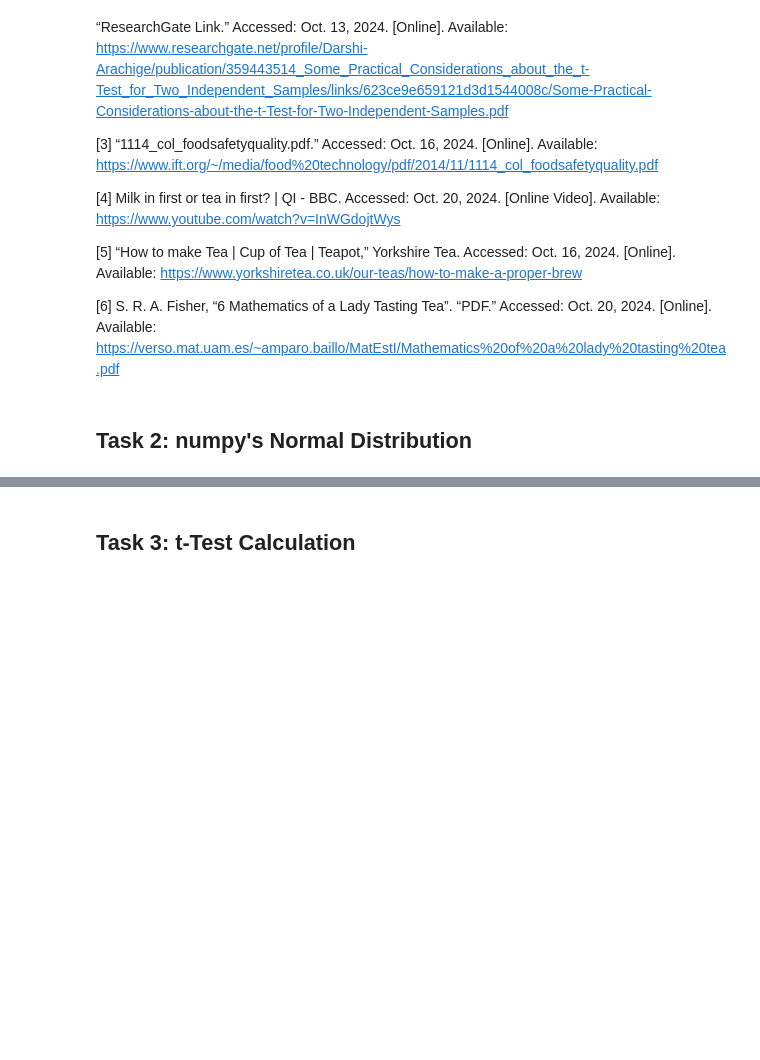
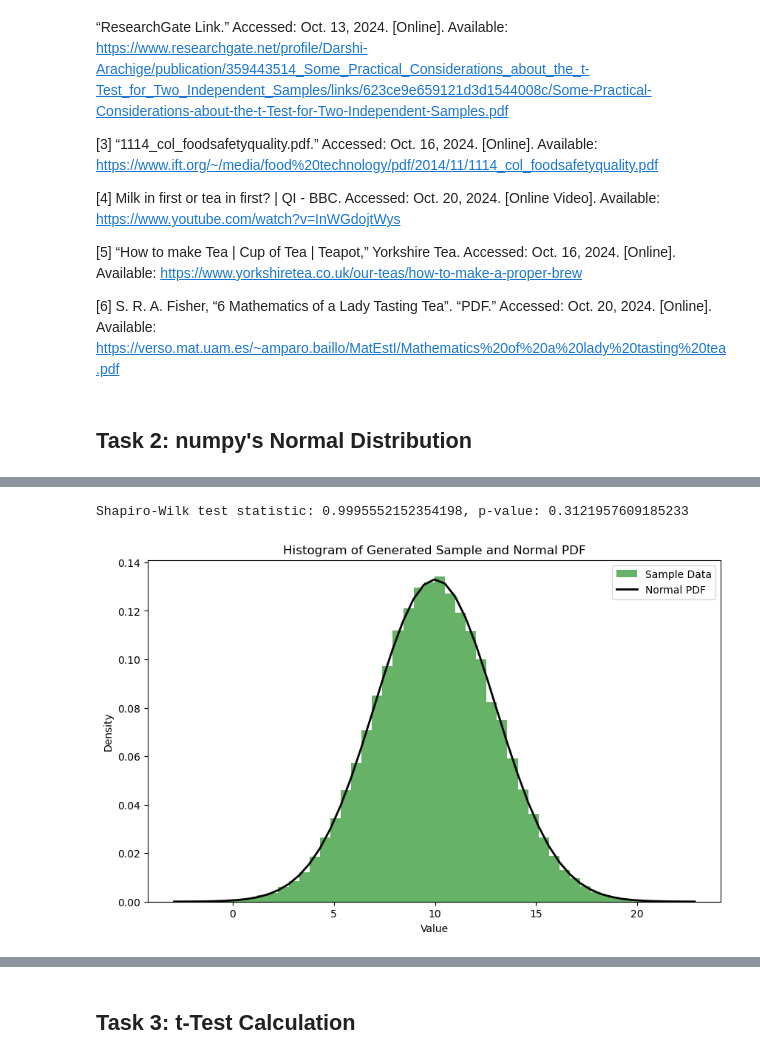
Before and after one commit to declanVfox/applied_statistics, a Jupyter notebook: tasks.ipynb, the cells around one changed output, grey strips where cells are left out. Saved outputs shown, nothing was run; the diff lists cells and outputs as text; code cells hidden in the pictures; blank space fills up the shorter version.

Commit message:
Normal Dist first look

```diff
--- a/tasks.ipynb
+++ b/tasks.ipynb
@@ -123,0 +141,30 @@ Copyright ©2006 BMJ Publishing Group Ltd.
+# %%
+# Step 1: Generate the sample
+mean = 10.0
+std_dev = 3.0
+sample_size = 100000
+sample = np.random.normal(loc=mean, scale=std_dev, size=sample_size)
+# %%
+# Step 2: Perform Shapiro-Wilk test
+shapiro_stat, p_value = shapiro(sample[:5000])  # Note: Shapiro-Wilk test is sensitive to sample size
+print(f"Shapiro-Wilk test statistic: {shapiro_stat}, p-value: {p_value}")
+# %% [output]
+Shapiro-Wilk test statistic: 0.9995552152354198, p-value: 0.3121957609185233
+# %%
+# Step 3: Plot the histogram and PDF
+plt.figure(figsize=(10, 6))
+
+# Plot histogram
+count, bins, ignored = plt.hist(sample, bins=50, density=True, alpha=0.6, color='g', label='Sample Data')
+
+# Plot PDF
+pdf = norm.pdf(bins, mean, std_dev)
+plt.plot(bins, pdf, 'k', linewidth=2, label='Normal PDF')
+
+plt.title('Histogram of Generated Sample and Normal PDF')
+plt.xlabel('Value')
+plt.ylabel('Density')
+plt.legend()
+plt.show()
+# %% [output]
+[figure, added]
```
Also changed, not shown: parts of 6 cells of this notebook, 1 other file.
